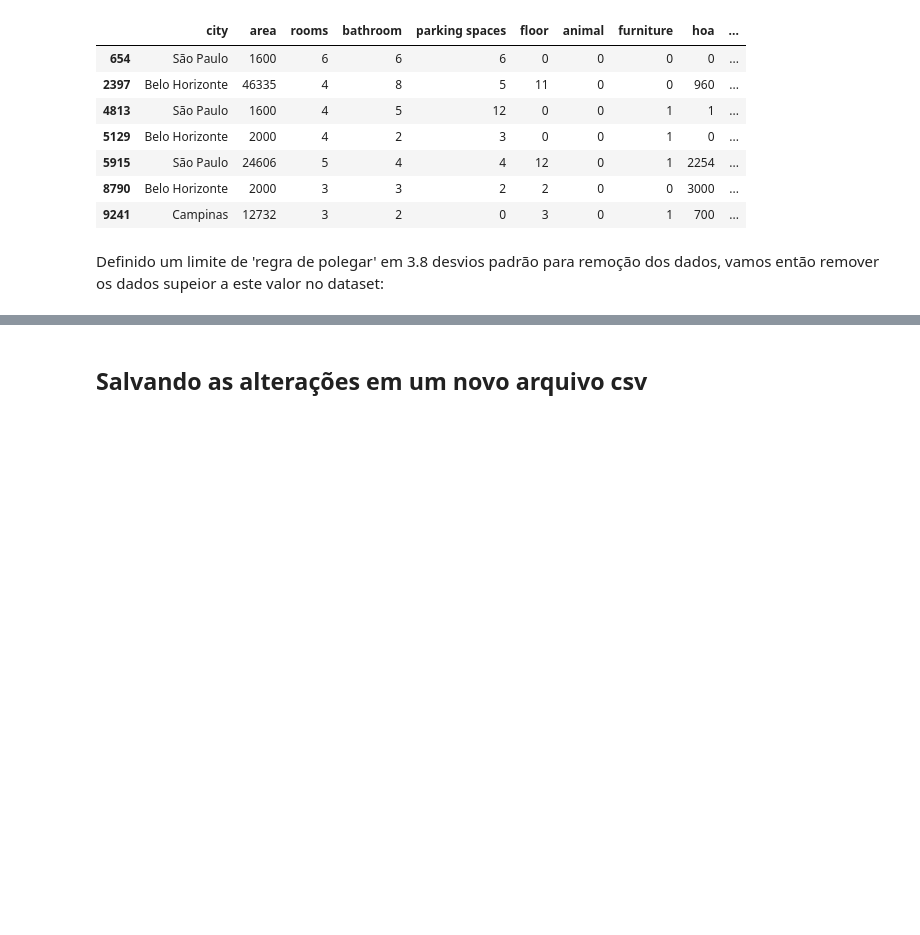
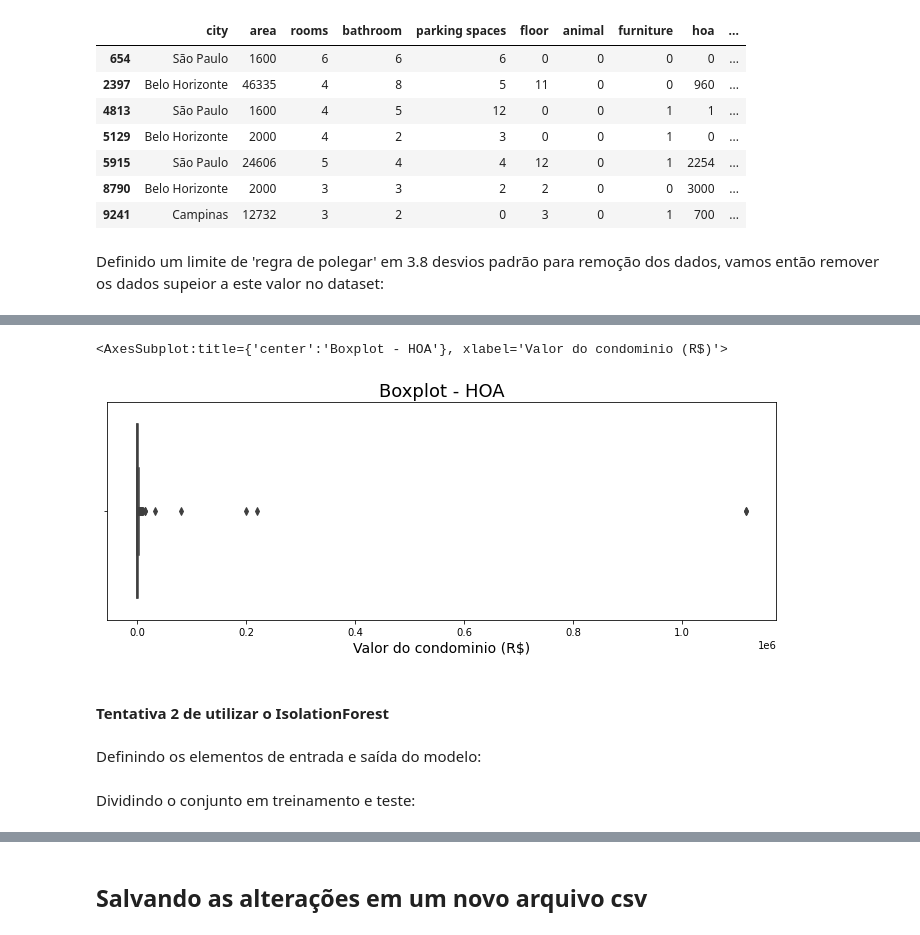
Before and after one commit to IgorFormiga/Data-Science-Projects, a Jupyter notebook: Data_Exploration.ipynb, the cells around one changed output, grey strips where cells are left out. Cells and saved outputs as stored; diff of their text form; code cells hidden in the pictures; blank space fills up the shorter version.

```diff
--- a/Data_Exploration.ipynb
+++ b/Data_Exploration.ipynb
@@ -366,0 +416,13 @@ dataset = dataset[selecao]
+# %%
+ax = sns.boxplot( x = 'hoa', data = dataset.query('iforest == 0'), orient = 'h')
+ax.figure.set_size_inches(12, 4)
+ax.set_title('Boxplot - HOA', fontsize=18)
+ax.set_xlabel('Valor do condominio (R$)', fontsize=14)
+ax
+# %% [output]
+<AxesSubplot:title={'center':'Boxplot - HOA'}, xlabel='Valor do condominio (R$)'>
+[figure, added]
+# %% [markdown]
+#### Tentativa 2 de utilizar o IsolationForest
+# %% [markdown]
+Definindo os elementos de entrada e saída do modelo:
@@ -366,0 +431,2 @@ dataset = dataset[selecao]
+# %% [markdown]
+Dividindo o conjunto em treinamento e teste:
```
Also changed, not shown: parts of 24 cells of this notebook.
